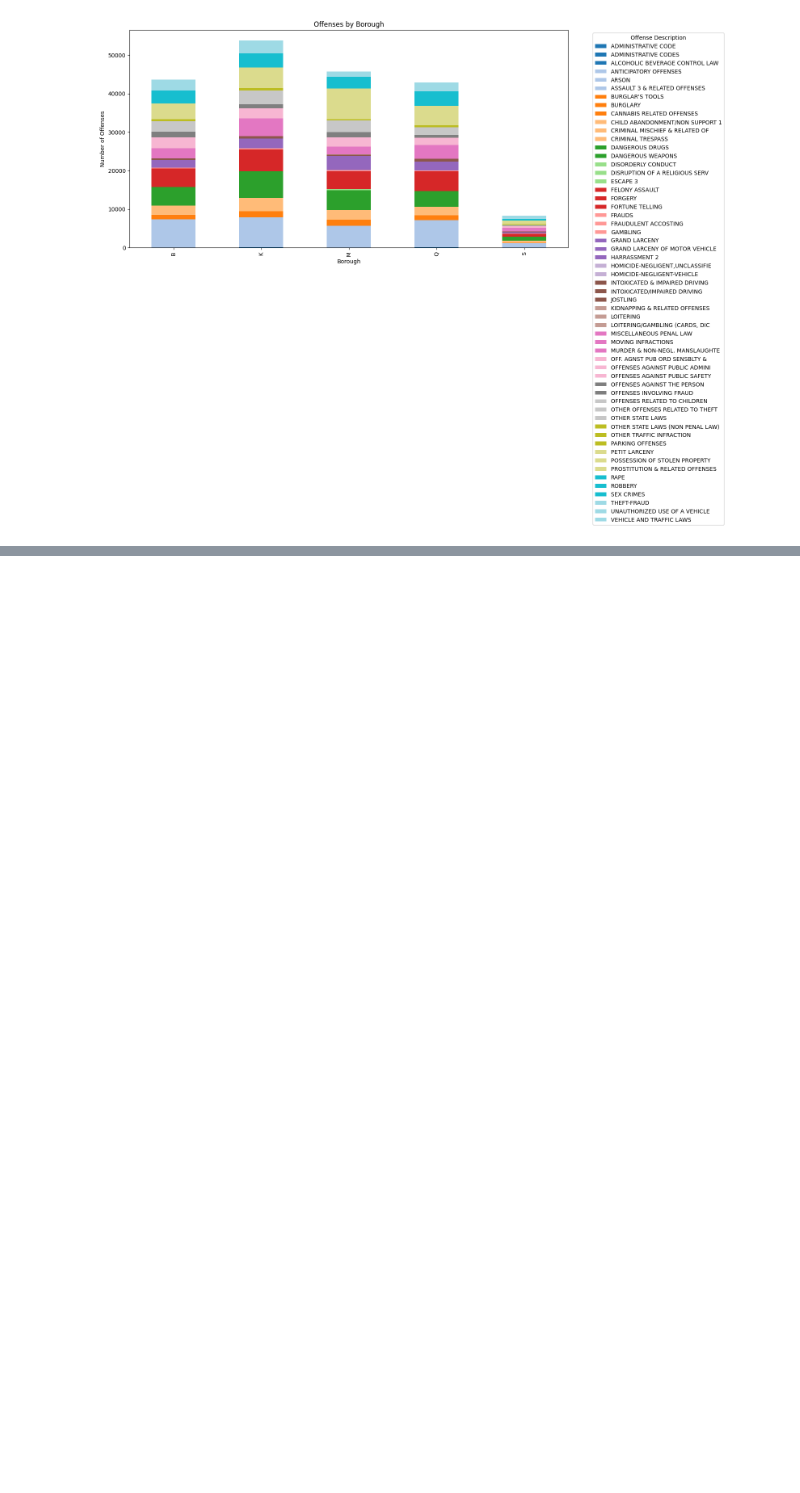
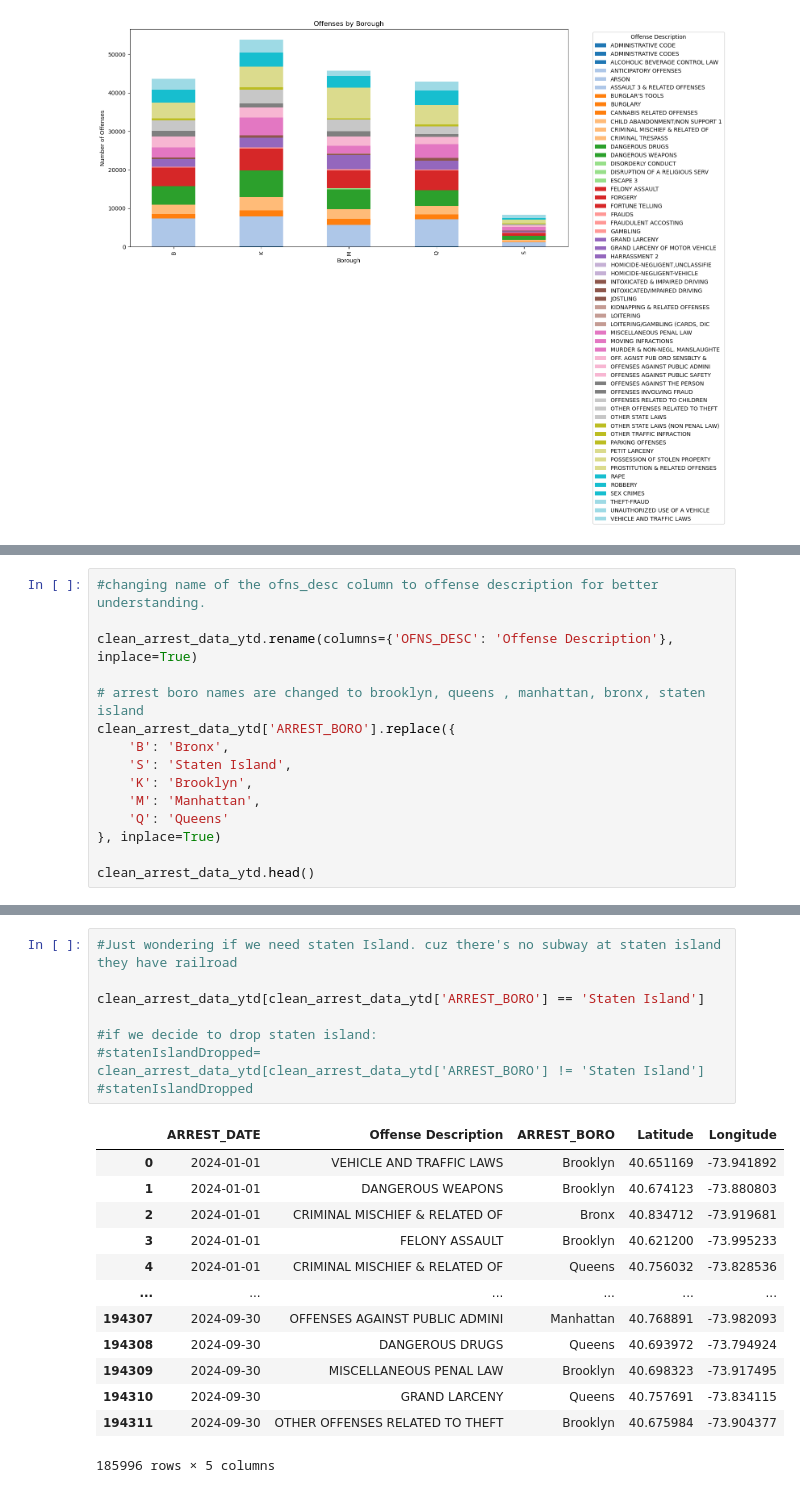
Before and after one commit to zaraamerr/subway-surfers, a Jupyter notebook: arrests.ipynb, the cells around one changed output, grey strips where cells are left out. Saved outputs shown, nothing was run; the diff lists cells and outputs as text; blank space fills up the shorter version.

```diff
--- a/arrests.ipynb
+++ b/arrests.ipynb
@@ -324,0 +333,15 @@ clean_arrest_data_ytd.to_csv('data/CLEANED_NYPD_Arrest_Data_YTD', index=False)
+# %%
+#changing name of the ofns_desc column to offense description for better understanding.
+
+clean_arrest_data_ytd.rename(columns={'OFNS_DESC': 'Offense Description'}, inplace=True)
+
+# arrest boro names are changed to brooklyn, queens , manhattan, bronx, staten island
+clean_arrest_data_ytd['ARREST_BORO'].replace({
+    'B': 'Bronx',
+    'S': 'Staten Island',
+    'K': 'Brooklyn',
+    'M': 'Manhattan',
+    'Q': 'Queens'
+}, inplace=True)
+
+clean_arrest_data_ytd.head()
@@ -324,0 +361,22 @@ clean_arrest_data_ytd.to_csv('data/CLEANED_NYPD_Arrest_Data_YTD', index=False)
+# %%
+#Just wondering if we need staten Island. cuz there's no subway at staten island they have railroad
+
+clean_arrest_data_ytd[clean_arrest_data_ytd['ARREST_BORO'] == 'Staten Island']
+
+#if we decide to drop staten island:
+#statenIslandDropped=  clean_arrest_data_ytd[clean_arrest_data_ytd['ARREST_BORO'] != 'Staten Island']
+#statenIslandDropped
+# %% [output]
+|  | ARREST_DATE | Offense Description | ARREST_BORO | Latitude | Longitude |
+| 0 | 2024-01-01 | VEHICLE AND TRAFFIC LAWS | Brooklyn | 40.651169 | -73.941892 |
+| 1 | 2024-01-01 | DANGEROUS WEAPONS | Brooklyn | 40.674123 | -73.880803 |
+| 2 | 2024-01-01 | CRIMINAL MISCHIEF & RELATED OF | Bronx | 40.834712 | -73.919681 |
+| 3 | 2024-01-01 | FELONY ASSAULT | Brooklyn | 40.621200 | -73.995233 |
+| 4 | 2024-01-01 | CRIMINAL MISCHIEF & RELATED OF | Queens | 40.756032 | -73.828536 |
+| ... | ... | ... | ... | ... | ... |
+| 194307 | 2024-09-30 | OFFENSES AGAINST PUBLIC ADMINI | Manhattan | 40.768891 | -73.982093 |
+| 194308 | 2024-09-30 | DANGEROUS DRUGS | Queens | 40.693972 | -73.794924 |
+| 194309 | 2024-09-30 | MISCELLANEOUS PENAL LAW | Brooklyn | 40.698323 | -73.917495 |
+| 194310 | 2024-09-30 | GRAND LARCENY | Queens | 40.757691 | -73.834115 |
+| 194311 | 2024-09-30 | OTHER OFFENSES RELATED TO THEFT | Brooklyn | 40.675984 | -73.904377 |
+185996 rows × 5 columns
```
Also changed, not shown: parts of 13 cells of this notebook.
